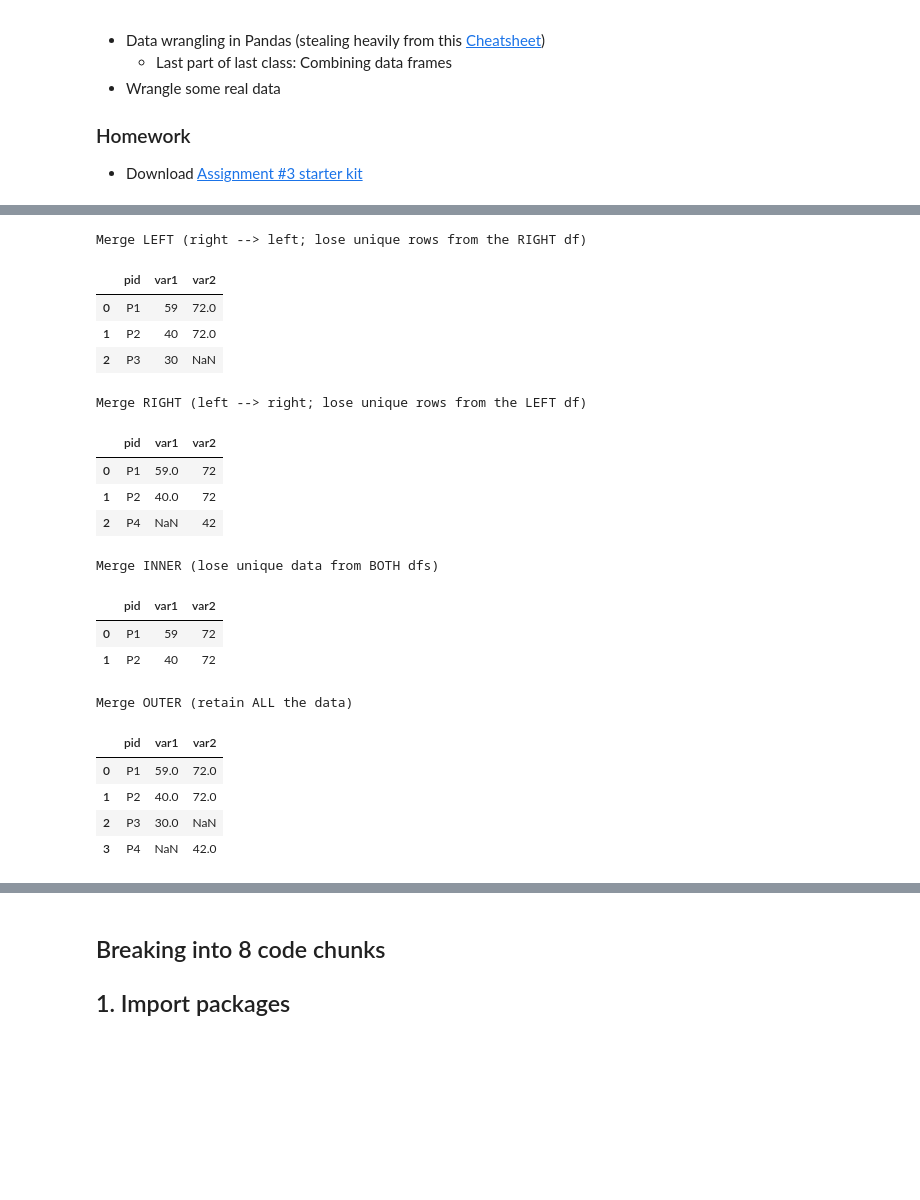
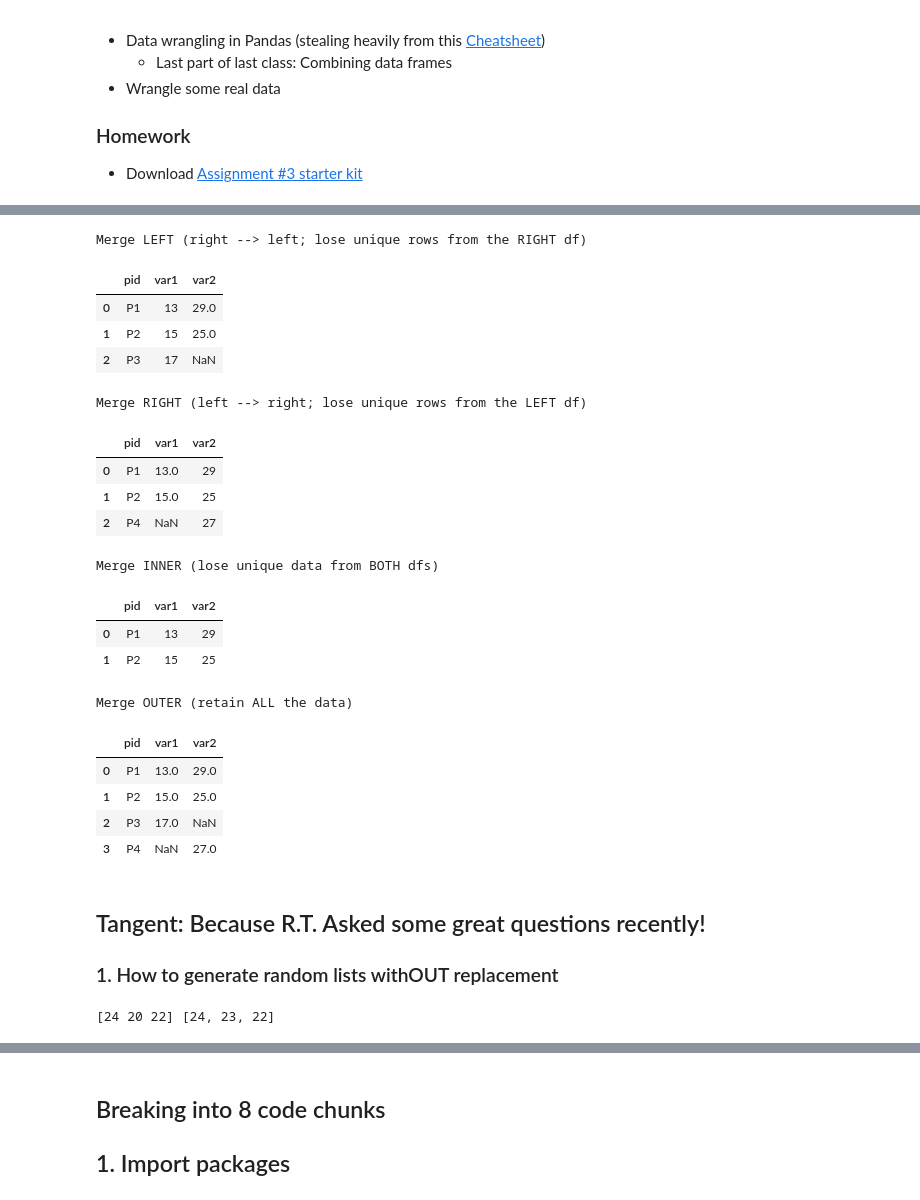
Before and after one commit to hogeveen-lab/DSPN_Fall2023_Git, a Jupyter notebook: dspn_fall2023_lecture10_wrangling2.ipynb, the cells around one changed output, grey strips where cells are left out. Cells and saved outputs as stored; diff of their text form; code cells hidden in the pictures; blank space fills up the shorter version.

```diff
--- a/dspn_fall2023_lecture10_wrangling2.ipynb
+++ b/dspn_fall2023_lecture10_wrangling2.ipynb
@@ -28,62 +28,68 @@
 import pandas as pd
 import numpy as np
 
-# function to generate random integers
-def random_integer(x,n):
-    for i in range(n):
-        x.append(np.random.randint(25,75))
-    return x
-
-# running the function and check the output
-x = []
-random_integer(x,6)
-# print(x)
+# creating random integer lists to populate made up data frames
+x = np.random.randint(10,20,3)
+y = np.random.randint(20,30,3)
 
 # putting together some example data frames
 df1 = pd.DataFrame({'pid' : ['P1','P2','P3'],
                    'var1' : [x[0],x[1],x[2]]})
 # display(df1)
 df2 = pd.DataFrame({'pid' : ['P1','P2','P4'],
-                   'var2' : [x[3],x[4],x[5]]})
+                   'var2' : [y[0],y[1],y[2]]})
 # display(df2)
 
 # Standard merge approach #1
 print('Merge LEFT (right --> left; lose unique rows from the RIGHT df)')
 merge_left = pd.merge(df1,df2,on='pid',how='left')
 display(merge_left)
 
 # Standard merge approach #2
 print('Merge RIGHT (left --> right; lose unique rows from the LEFT df)')
 merge_right = pd.merge(df1,df2,on='pid',how='right')
 display(merge_right)
 
 # Standard merge approach #3
 print('Merge INNER (lose unique data from BOTH dfs)')
 merge_inner = pd.merge(df1,df2,on='pid',how='inner')
 display(merge_inner)
 
 # Standard merge approach #4
 print('Merge OUTER (retain ALL the data)')
 merge_outer = pd.merge(df1,df2,on='pid',how='outer')
 display(merge_outer)
 # %% [output]
 Merge LEFT (right --> left; lose unique rows from the RIGHT df)
 |  | pid | var1 | var2 |
-| 0 | P1 | 59 | 72.0 |
-| 1 | P2 | 40 | 72.0 |
-| 2 | P3 | 30 | NaN |
+| 0 | P1 | 13 | 29.0 |
+| 1 | P2 | 15 | 25.0 |
+| 2 | P3 | 17 | NaN |
 Merge RIGHT (left --> right; lose unique rows from the LEFT df)
 |  | pid | var1 | var2 |
-| 0 | P1 | 59.0 | 72 |
-| 1 | P2 | 40.0 | 72 |
-| 2 | P4 | NaN | 42 |
+| 0 | P1 | 13.0 | 29 |
+| 1 | P2 | 15.0 | 25 |
+| 2 | P4 | NaN | 27 |
 Merge INNER (lose unique data from BOTH dfs)
 |  | pid | var1 | var2 |
-| 0 | P1 | 59 | 72 |
-| 1 | P2 | 40 | 72 |
+| 0 | P1 | 13 | 29 |
+| 1 | P2 | 15 | 25 |
 Merge OUTER (retain ALL the data)
 |  | pid | var1 | var2 |
-| 0 | P1 | 59.0 | 72.0 |
-| 1 | P2 | 40.0 | 72.0 |
-| 2 | P3 | 30.0 | NaN |
-| 3 | P4 | NaN | 42.0 |
+| 0 | P1 | 13.0 | 29.0 |
+| 1 | P2 | 15.0 | 25.0 |
+| 2 | P3 | 17.0 | NaN |
+| 3 | P4 | NaN | 27.0 |
+# %% [markdown]
+## Tangent: Because R.T. Asked some great questions recently!
+
+### 1. How to generate random lists withOUT replacement
+# %%
+import random
+
+y = np.random.randint(20,30,3)
+z = random.sample(range(20,30),3)
+
+print(y,z)
+# %% [output]
+[24 20 22] [24, 23, 22]
```
Also changed, not shown: parts of 2 cells of this notebook, 1 other file.
